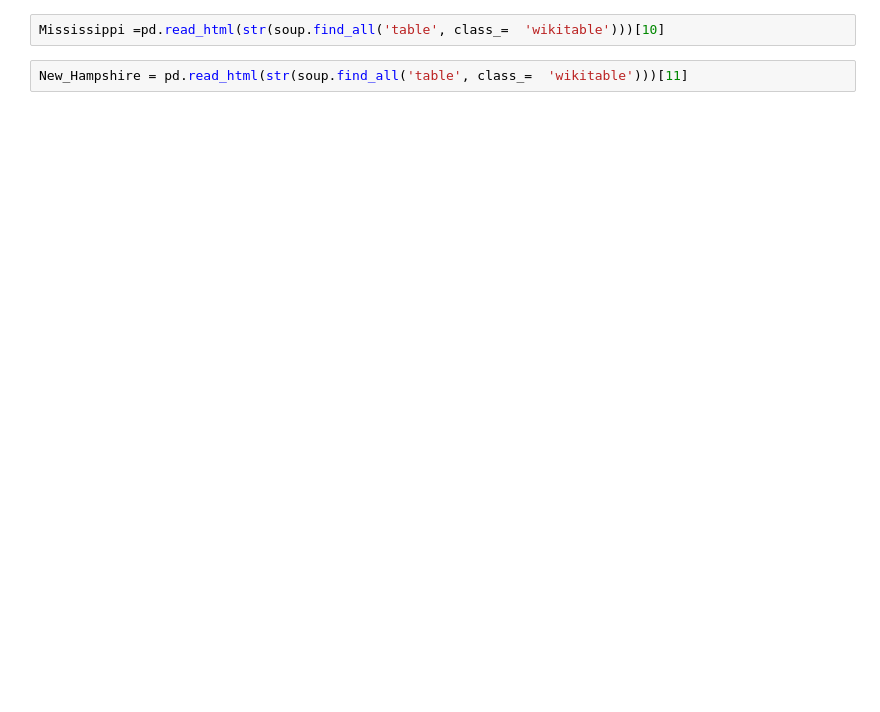
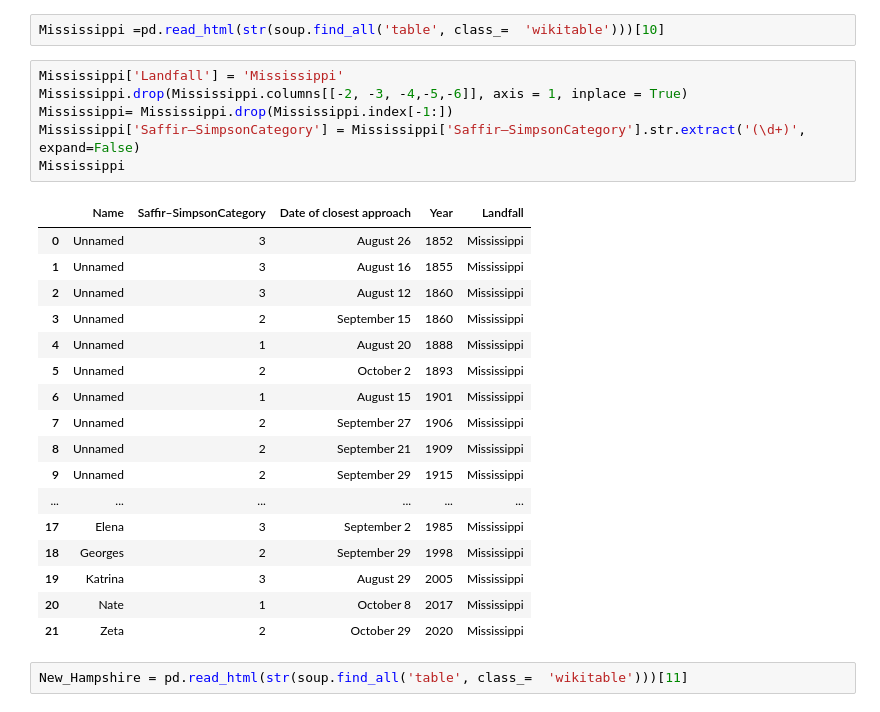
Before and after one commit to jbcleland/StrongWinds, a Jupyter notebook: notebook/Webscrape for each state hurricane.ipynb, the cells around one changed output. Cells and saved outputs as stored; diff of their text form; blank space fills up the shorter version.

```diff
--- a/notebook/Webscrape for each state hurricane.ipynb
+++ b/notebook/Webscrape for each state hurricane.ipynb
@@ -211,4 +251,28 @@ Massachusetts = pd.read_html(str(soup.find_all('table', class_=  'wikitable')))[
 # %%
 Mississippi =pd.read_html(str(soup.find_all('table', class_=  'wikitable')))[10]
+# %%
+Mississippi['Landfall'] = 'Mississippi'
+Mississippi.drop(Mississippi.columns[[-2, -3, -4,-5,-6]], axis = 1, inplace = True)
+Mississippi= Mississippi.drop(Mississippi.index[-1:])
+Mississippi['Saffir–SimpsonCategory'] = Mississippi['Saffir–SimpsonCategory'].str.extract('(\d+)', expand=False)
+Mississippi
+# %% [output]
+|  | Name | Saffir–SimpsonCategory | Date of closest approach | Year | Landfall |
+| 0 | Unnamed | 3 | August 26 | 1852 | Mississippi |
+| 1 | Unnamed | 3 | August 16 | 1855 | Mississippi |
+| 2 | Unnamed | 3 | August 12 | 1860 | Mississippi |
+| 3 | Unnamed | 2 | September 15 | 1860 | Mississippi |
+| 4 | Unnamed | 1 | August 20 | 1888 | Mississippi |
+| 5 | Unnamed | 2 | October 2 | 1893 | Mississippi |
+| 6 | Unnamed | 1 | August 15 | 1901 | Mississippi |
+| 7 | Unnamed | 2 | September 27 | 1906 | Mississippi |
+| 8 | Unnamed | 2 | September 21 | 1909 | Mississippi |
+| 9 | Unnamed | 2 | September 29 | 1915 | Mississippi |
+| ... | ... | ... | ... | ... | ... |
+| 17 | Elena | 3 | September 2 | 1985 | Mississippi |
+| 18 | Georges | 2 | September 29 | 1998 | Mississippi |
+| 19 | Katrina | 3 | August 29 | 2005 | Mississippi |
+| 20 | Nate | 1 | October 8 | 2017 | Mississippi |
+| 21 | Zeta | 2 | October 29 | 2020 | Mississippi |
 # %%
 New_Hampshire = pd.read_html(str(soup.find_all('table', class_=  'wikitable')))[11]
```
Also changed, not shown: parts of 25 cells of this notebook, 15 other files.
